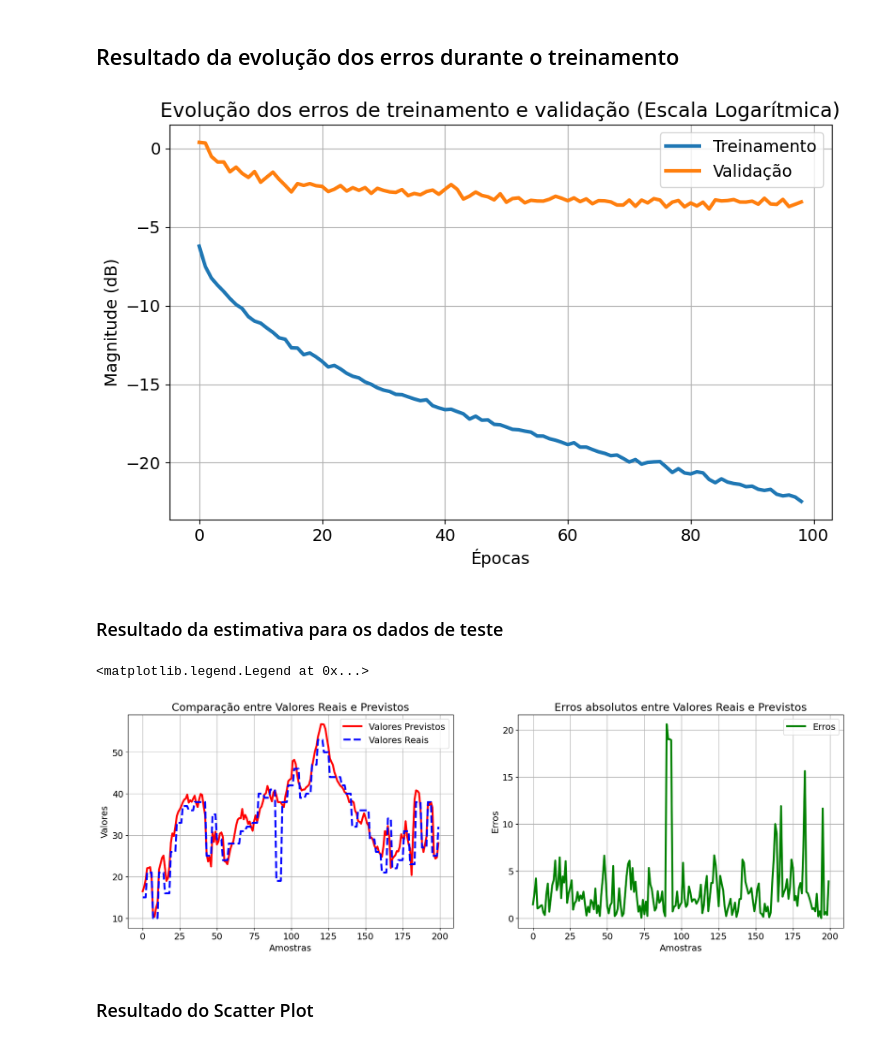
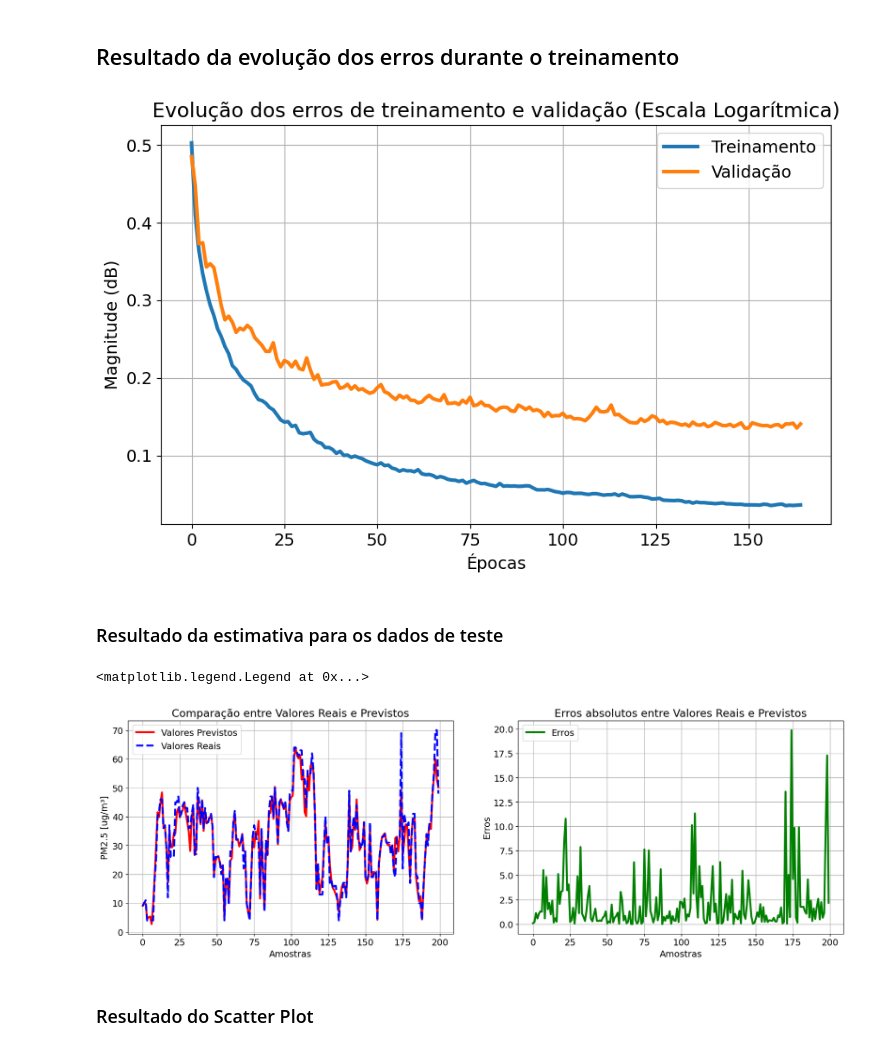
Before and after one commit to matheusloop/Processamento_Adaptativo_de_Sinais_2026.1, a Jupyter notebook: Implementacao/reproducaoMelhorada.ipynb, the cells around one changed output. Drawn from its saved outputs; the diff is of its cells as text; code cells hidden in the pictures.

```diff
--- a/Implementacao/reproducaoMelhorada.ipynb
+++ b/Implementacao/reproducaoMelhorada.ipynb
@@ -44,7 +44,7 @@ def createWindows(df, windowSize):
     return X_final, y_final
 # %%
 totalFeatures = 6
-windowSize    = 30
+windowSize    = 20
 num_hidden    = 1024
 # %%
 def train_test_split_sequential(X, y, train_size):
@@ -148,7 +148,6 @@ X_test  = pd.DataFrame(scaler_X.transform(X_test), columns=X_test.columns, index
 scaler_y = StandardScaler()
 y_train = pd.DataFrame(scaler_y.fit_transform(y_train.values.reshape(-1, 1)), columns=['target'], index=y_train.index)
 y_val   = pd.DataFrame(scaler_y.transform(y_val.values.reshape(-1, 1)), columns=['target'], index=y_val.index)
-y_test  = pd.DataFrame(scaler_y.transform(y_test.values.reshape(-1, 1)), columns=['target'], index=y_test.index)
 # %% [markdown]
 ## Modelo da MLP
 # %%
@@ -234,5 +235,5 @@ model.save('modelo_AirMLP7_1500_Melhorado.keras')
 # %%
-model = load_model('modelo_AirMLP7_1500_Melhorado.keras')
+model = load_model('modelo_AirMLP7_1500_Melhorado_2.keras')
 
 # 1. Faz as previsões (elas sairão em formato escalado)
 y_test_pred_scaled = model.predict(X_test)
@@ -249,38 +250,40 @@ y_test_pred = scaler_y.inverse_transform(y_test_pred_scaled)
 ## Resultado da evolução dos erros durante o treinamento
 # %%
 plt.figure(figsize=(10, 6))
-plt.plot(20*np.log10(history.history['loss']), linewidth=3)
-plt.plot(20*np.log10(history.history['val_loss']), linewidth=3)
+#plt.plot(20*np.log10(history.history['loss']), linewidth=3)
+#plt.plot(20*np.log10(history.history['val_loss']), linewidth=3)
+plt.plot(history.history['loss'], lw=3)
+plt.plot(history.history['val_loss'], lw=3)
 plt.title('Evolução dos erros de treinamento e validação (Escala Logarítmica)')
 plt.ylabel('Magnitude (dB)')
 plt.xlabel('Épocas')
 plt.legend(['Treinamento', 'Validação'], loc='upper right')
 plt.grid()
 # %% [output]
-[figure, old version]
+[figure, new version]
 # %% [markdown]
 ### Resultado da estimativa para os dados de teste
 # %%
 plt.figure(figsize=(20, 6))
 plt.subplot(1,2,1)
 plt.plot(y_test_pred[:200], 'r-', label='Valores Previstos', linewidth=3)
 plt.plot(y_test.values[:200], 'b--', label='Valores Reais', linewidth=3)
 plt.title('Comparação entre Valores Reais e Previstos')
 plt.xlabel('Amostras')
-plt.ylabel('Valores')
+plt.ylabel('PM2.5 [ug/m³]')
 plt.grid()
 plt.legend()
 
 plt.subplot(1,2,2)
 plt.plot(np.abs(y_test.values[:200] - y_test_pred[:200]), label='Erros', color='green', linewidth=3)
 plt.title('Erros absolutos entre Valores Reais e Previstos')
 plt.xlabel('Amostras')
 plt.ylabel('Erros')
 plt.grid()
 plt.legend()
 # %% [output]
 <matplotlib.legend.Legend at 0x...>
-[figure, old version]
+[figure, new version]
 # %% [markdown]
 ### Resultado do Scatter Plot
 # %%
```
Also changed, not shown: parts of 7 cells of this notebook.
